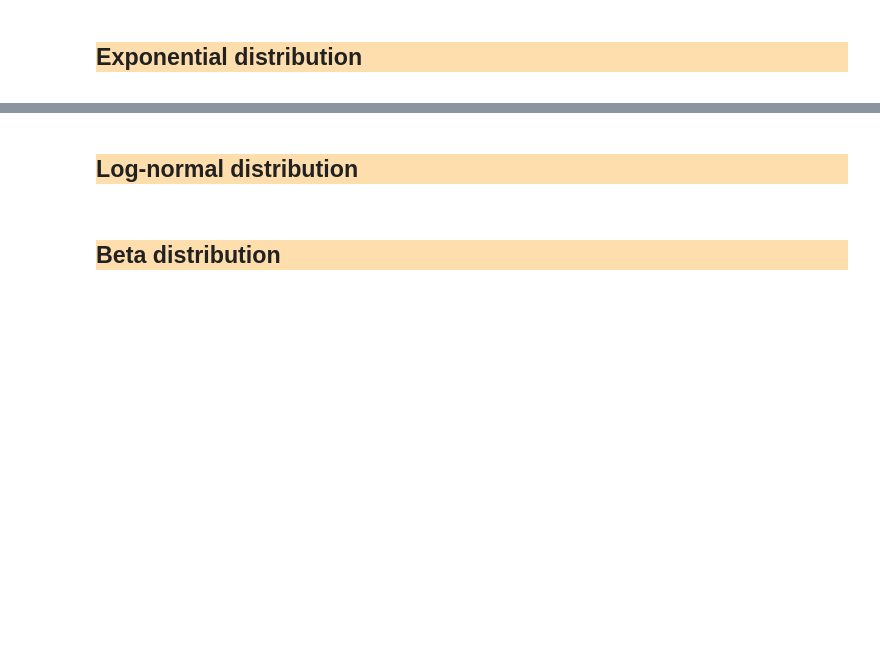
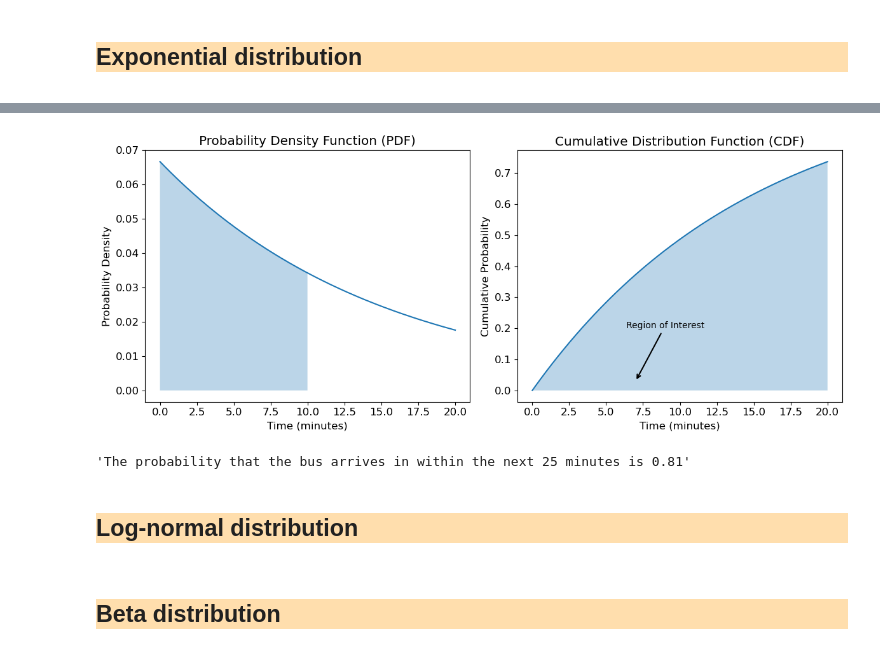
Before and after one commit to shibzr/statistics, a Jupyter notebook: Probability Distribution.ipynb, the cells around one changed output, grey strips where cells are left out. Drawn from its saved outputs; the diff is of its cells as text; code cells hidden in the pictures; blank space fills up the shorter version.

```diff
--- a/Probability Distribution.ipynb
+++ b/Probability Distribution.ipynb
@@ -991,3 +1185,9 @@ Rejected
+# %%
+# next 25 minutes
+next_bus_probability(25)
+# %% [output]
+[figure, added]
+'The probability that the bus arrives in within the next 25 minutes is 0.81'
 # %% [markdown]
 <div style="background-color: NavajoWhite; border-style: solid;font-family: Arial">
 
```
Also changed, not shown: parts of 13 cells of this notebook.
